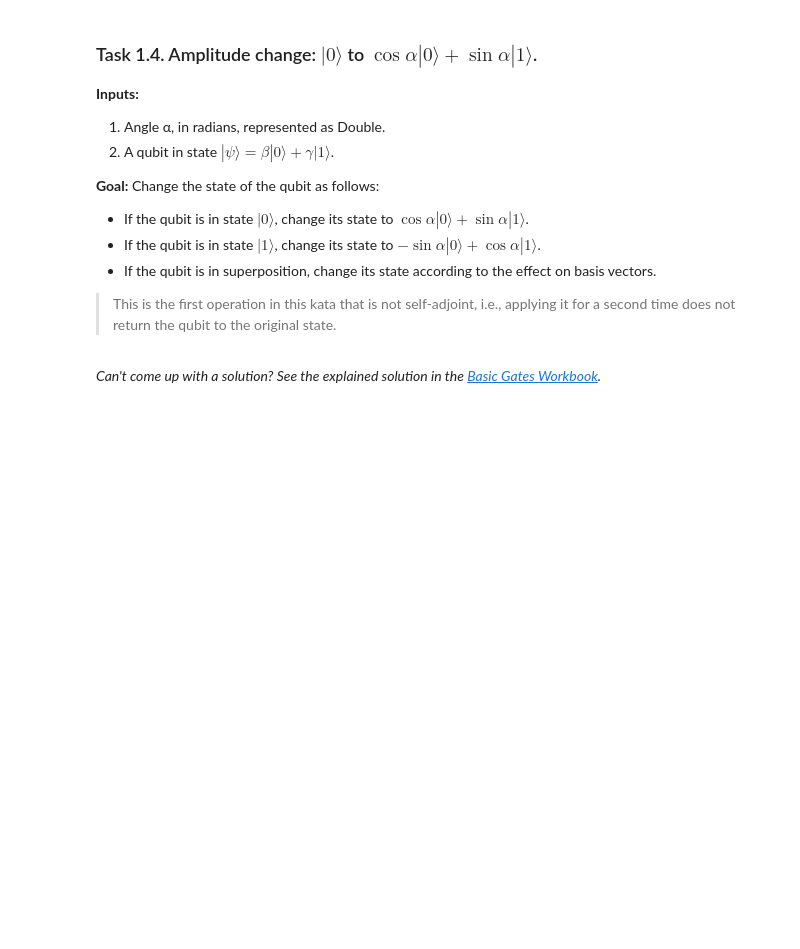
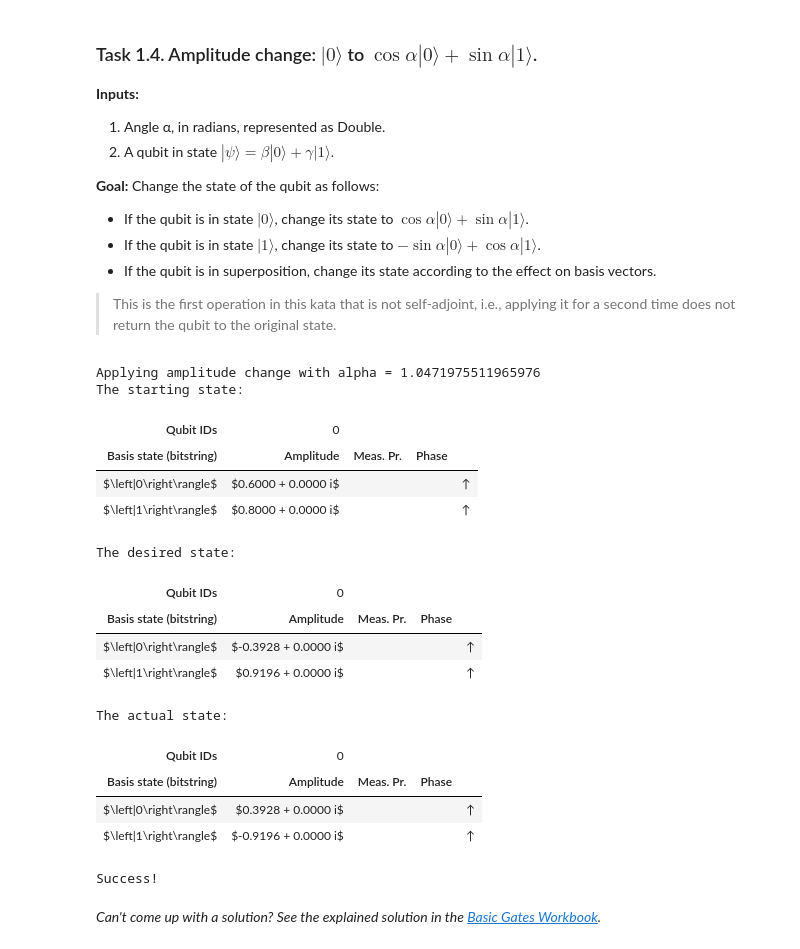
Before and after one commit to jimmy-Gamboli/QuantumKatas, a Jupyter notebook: BasicGates/BasicGates.ipynb, the cells around one changed output. Cells and saved outputs as stored; diff of their text form; code cells hidden in the pictures; blank space fills up the shorter version.

```diff
--- a/BasicGates/BasicGates.ipynb
+++ b/BasicGates/BasicGates.ipynb
@@ -167,9 +167,27 @@ Success!
 # %%
 %kata T104_AmplitudeChange
 
 operation AmplitudeChange (alpha : Double, q : Qubit) : Unit is Adj+Ctl {
-    // ...
+    Ry(2.0 * alpha, q);
 }
+# %% [output]
+Applying amplitude change with alpha = 1.0471975511965976
+The starting state:
+| Qubit IDs | 0 |
+| Basis state (bitstring) | Amplitude | Meas. Pr. | Phase |
+| $\left|0\right\rangle$ | $0.6000 + 0.0000 i$ |  |  | ↑ |
+| $\left|1\right\rangle$ | $0.8000 + 0.0000 i$ |  |  | ↑ |
+The desired state:
+| Qubit IDs | 0 |
+| Basis state (bitstring) | Amplitude | Meas. Pr. | Phase |
+| $\left|0\right\rangle$ | $-0.3928 + 0.0000 i$ |  |  | ↑ |
+| $\left|1\right\rangle$ | $0.9196 + 0.0000 i$ |  |  | ↑ |
+The actual state:
+| Qubit IDs | 0 |
+| Basis state (bitstring) | Amplitude | Meas. Pr. | Phase |
+| $\left|0\right\rangle$ | $0.3928 + 0.0000 i$ |  |  | ↑ |
+| $\left|1\right\rangle$ | $-0.9196 + 0.0000 i$ |  |  | ↑ |
+Success!
 # %% [markdown]
 *Can't come up with a solution? See the explained solution in the [Basic Gates Workbook](./Workbook_BasicGates.ipynb#Task-1.4.-Amplitude-change:-$|0\rangle$-to-$\cos{α}-|0\rangle-+-\sin{α}-|1\rangle$.).*
 # %% [markdown]
```
Also changed, not shown: parts of 3 cells of this notebook.
